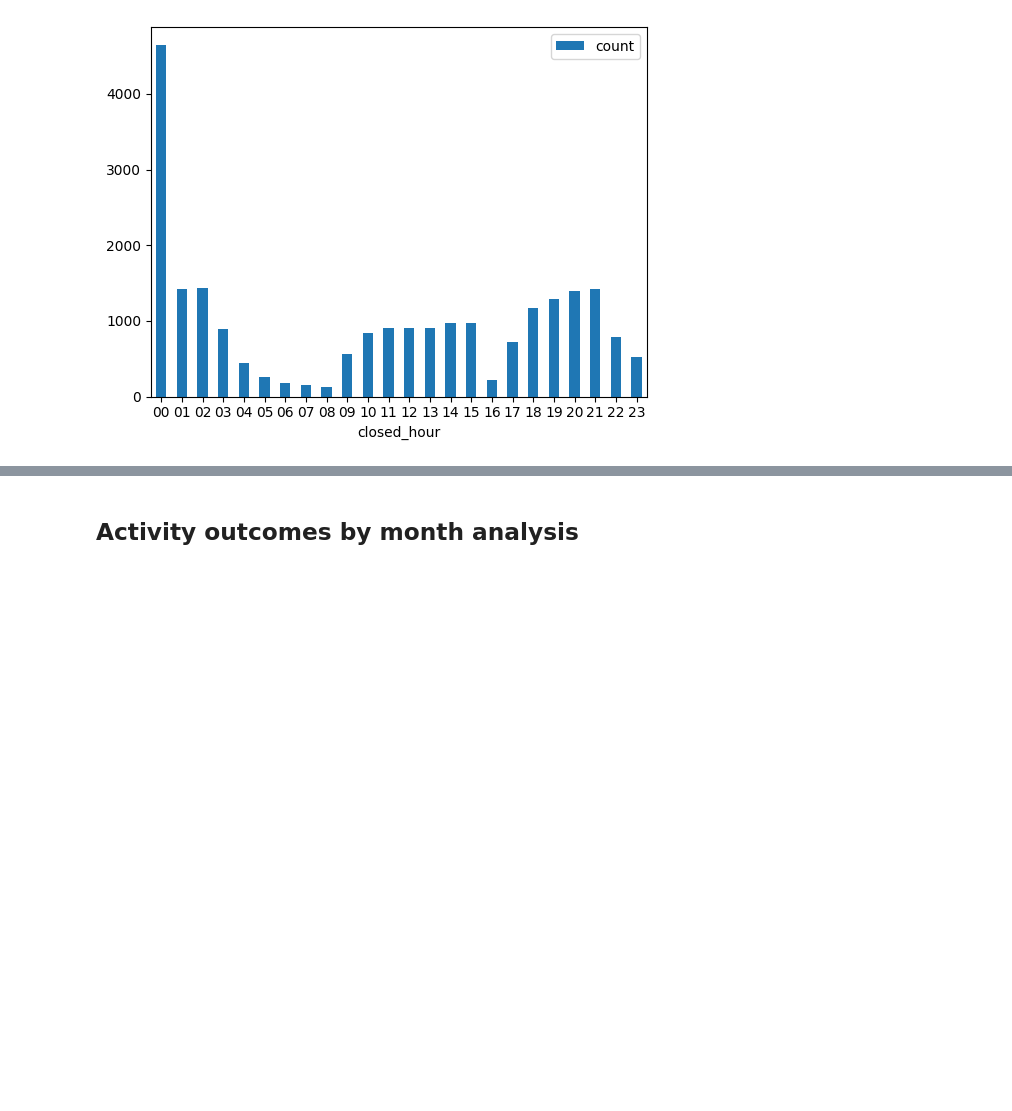
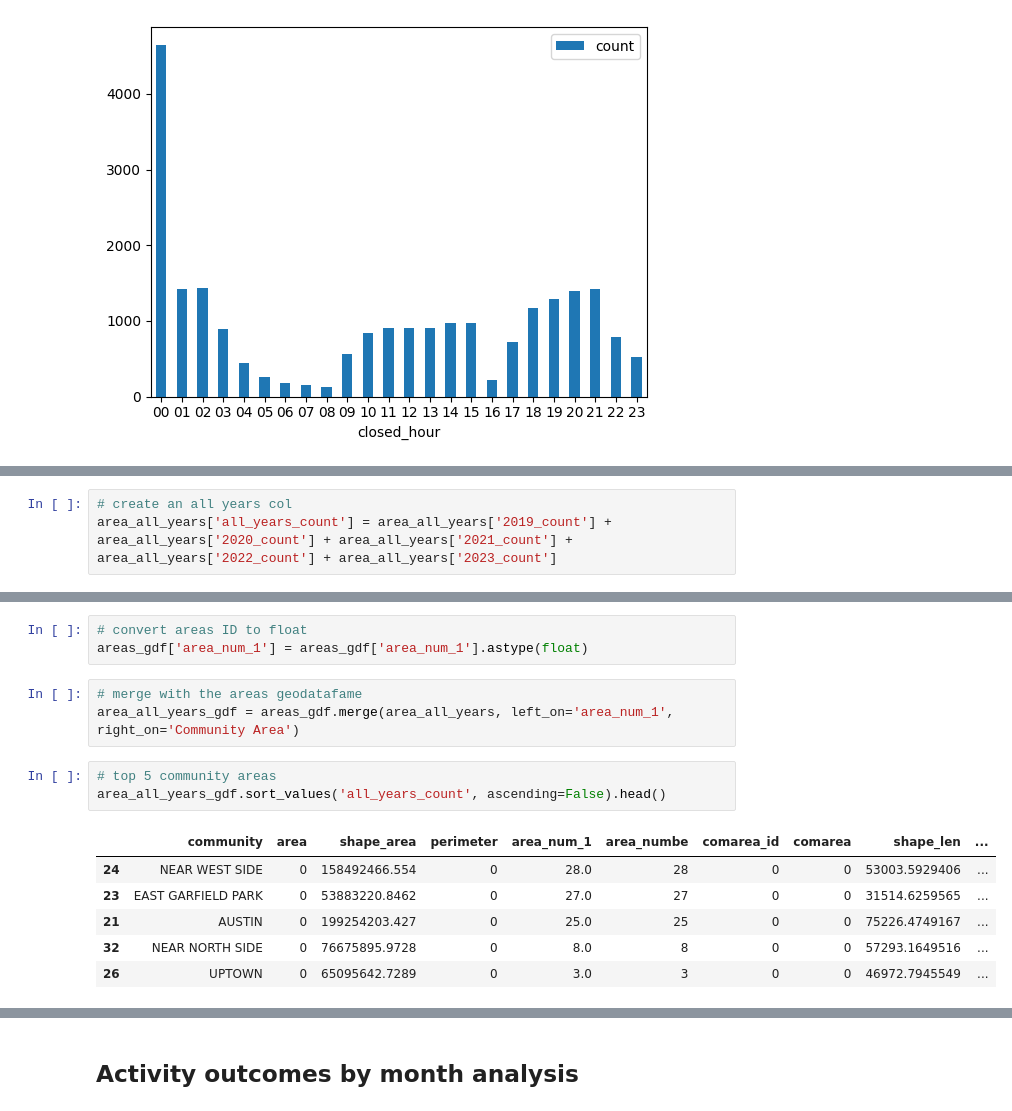
Before and after one commit to amyq96/stories, a Jupyter notebook: homelessness/shelter-requests.ipynb, the cells around one changed output, grey strips where cells are left out. Saved outputs shown, nothing was run; the diff lists cells and outputs as text; blank space fills up the shorter version.

```diff
--- a/homelessness/shelter-requests.ipynb
+++ b/homelessness/shelter-requests.ipynb
@@ -1585,0 +1653,3 @@ g.plot.bar(x='closed_hour', y='count', rot=0)
+# %%
+# create an all years col
+area_all_years['all_years_count'] = area_all_years['2019_count'] + area_all_years['2020_count'] + area_all_years['2021_count'] + area_all_years['2022_count'] + area_all_years['2023_count']
@@ -1585,0 +1690,16 @@ g.plot.bar(x='closed_hour', y='count', rot=0)
+# %%
+# convert areas ID to float
+areas_gdf['area_num_1'] = areas_gdf['area_num_1'].astype(float)
+# %%
+# merge with the areas geodatafame
+area_all_years_gdf = areas_gdf.merge(area_all_years, left_on='area_num_1', right_on='Community Area')
+# %%
+# top 5 community areas
+area_all_years_gdf.sort_values('all_years_count', ascending=False).head()
+# %% [output]
+|  | community | area | shape_area | perimeter | area_num_1 | area_numbe | comarea_id | comarea | shape_len | ... |
+| 24 | NEAR WEST SIDE | 0 | 158492466.554 | 0 | 28.0 | 28 | 0 | 0 | 53003.5929406 | ... |
+| 23 | EAST GARFIELD PARK | 0 | 53883220.8462 | 0 | 27.0 | 27 | 0 | 0 | 31514.6259565 | ... |
+| 21 | AUSTIN | 0 | 199254203.427 | 0 | 25.0 | 25 | 0 | 0 | 75226.4749167 | ... |
+| 32 | NEAR NORTH SIDE | 0 | 76675895.9728 | 0 | 8.0 | 8 | 0 | 0 | 57293.1649516 | ... |
+| 26 | UPTOWN | 0 | 65095642.7289 | 0 | 3.0 | 3 | 0 | 0 | 46972.7945549 | ... |
```
Also changed, not shown: parts of 50 cells of this notebook.
